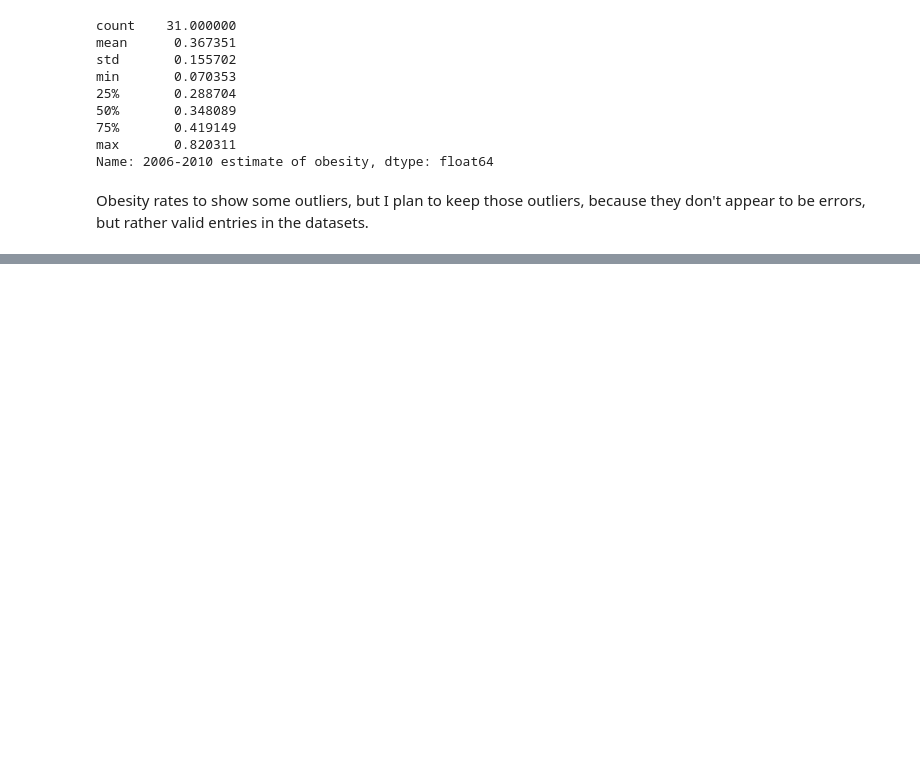
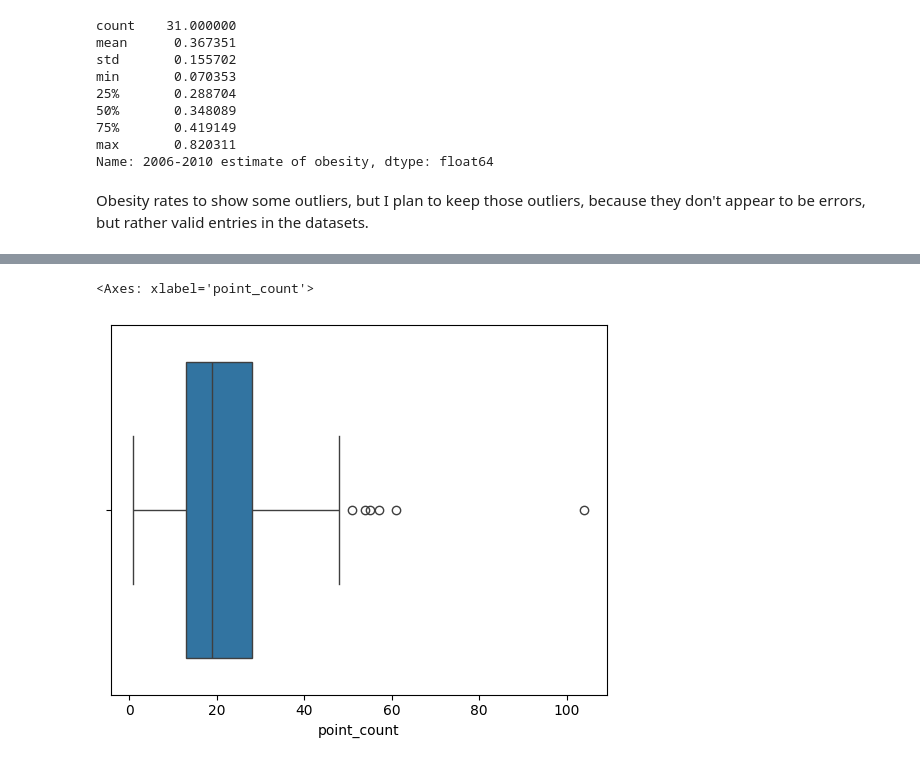
Before and after one commit to andrewnoonan2004/INFSCI-0510, a Jupyter notebook: final-project.ipynb, the cells around one changed output, grey strips where cells are left out. Drawn from its saved outputs; the diff is of its cells as text; code cells hidden in the pictures; blank space fills up the shorter version.

Commit message:
added more visualization

```diff
--- a/final-project.ipynb
+++ b/final-project.ipynb
@@ -268,0 +281,5 @@ Obesity rates to show some outliers, but I plan to keep those outliers, because
+# %%
+sns.boxplot(data=points_counts, x='point_count')
+# %% [output]
+<Axes: xlabel='point_count'>
+[figure, added]
```
Also changed, not shown: parts of 3 cells of this notebook.
